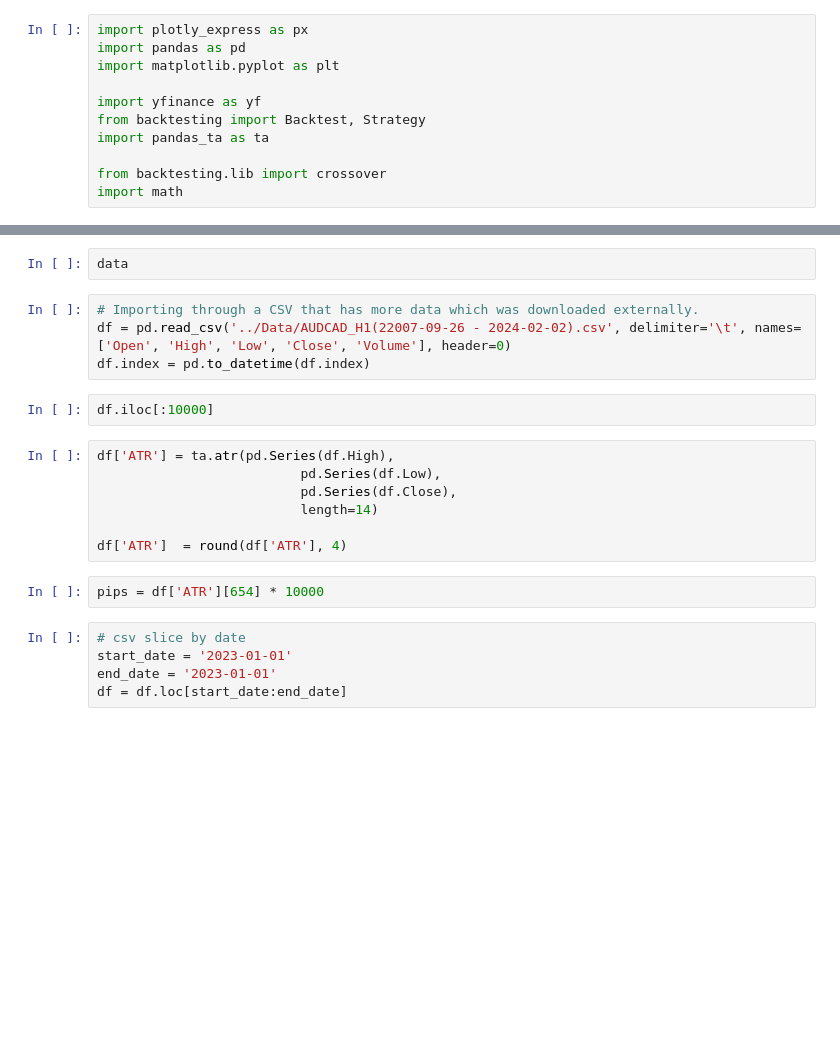
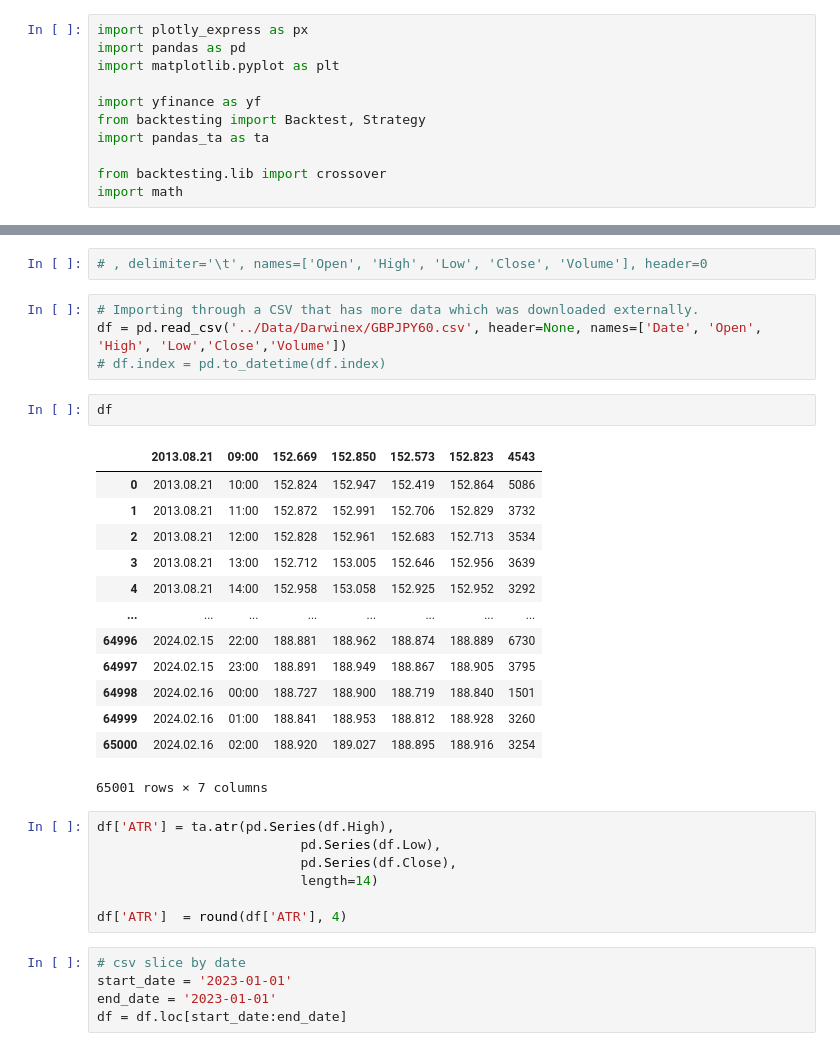
Before and after one commit to jsacap/trading_sandbox, a Jupyter notebook: sandbox.ipynb, the cells around one changed output, grey strips where cells are left out. Saved outputs shown, nothing was run; the diff lists cells and outputs as text; blank space fills up the shorter version.

```diff
--- a/sandbox.ipynb
+++ b/sandbox.ipynb
@@ -16,11 +18,25 @@ data = yf.download(ticker, period="1y", interval="1h")
-# %%
-data
+# %%
+# , delimiter='\t', names=['Open', 'High', 'Low', 'Close', 'Volume'], header=0
 # %%
 # Importing through a CSV that has more data which was downloaded externally.
-df = pd.read_csv('../Data/AUDCAD_H1(22007-09-26 - 2024-02-02).csv', delimiter='\t', names=['Open', 'High', 'Low', 'Close', 'Volume'], header=0)
-df.index = pd.to_datetime(df.index)
+df = pd.read_csv('../Data/Darwinex/GBPJPY60.csv', header=None, names=['Date', 'Open', 'High', 'Low','Close','Volume'])
+# df.index = pd.to_datetime(df.index)
 # %%
-df.iloc[:10000]
+df
+# %% [output]
+|  | 2013.08.21 | 09:00 | 152.669 | 152.850 | 152.573 | 152.823 | 4543 |
+| 0 | 2013.08.21 | 10:00 | 152.824 | 152.947 | 152.419 | 152.864 | 5086 |
+| 1 | 2013.08.21 | 11:00 | 152.872 | 152.991 | 152.706 | 152.829 | 3732 |
+| 2 | 2013.08.21 | 12:00 | 152.828 | 152.961 | 152.683 | 152.713 | 3534 |
+| 3 | 2013.08.21 | 13:00 | 152.712 | 153.005 | 152.646 | 152.956 | 3639 |
+| 4 | 2013.08.21 | 14:00 | 152.958 | 153.058 | 152.925 | 152.952 | 3292 |
+| ... | ... | ... | ... | ... | ... | ... | ... |
+| 64996 | 2024.02.15 | 22:00 | 188.881 | 188.962 | 188.874 | 188.889 | 6730 |
+| 64997 | 2024.02.15 | 23:00 | 188.891 | 188.949 | 188.867 | 188.905 | 3795 |
+| 64998 | 2024.02.16 | 00:00 | 188.727 | 188.900 | 188.719 | 188.840 | 1501 |
+| 64999 | 2024.02.16 | 01:00 | 188.841 | 188.953 | 188.812 | 188.928 | 3260 |
+| 65000 | 2024.02.16 | 02:00 | 188.920 | 189.027 | 188.895 | 188.916 | 3254 |
+65001 rows × 7 columns
 # %%
 df['ATR'] = ta.atr(pd.Series(df.High),
                           pd.Series(df.Low),
@@ -28,8 +44,6 @@ df['ATR'] = ta.atr(pd.Series(df.High),
                           length=14)
 
 df['ATR']  = round(df['ATR'], 4)
-# %%
-pips = df['ATR'][654] * 10000
 # %%
 # csv slice by date
 start_date = '2023-01-01'
```
Also changed, not shown: parts of 13 cells of this notebook, 7 other files.
